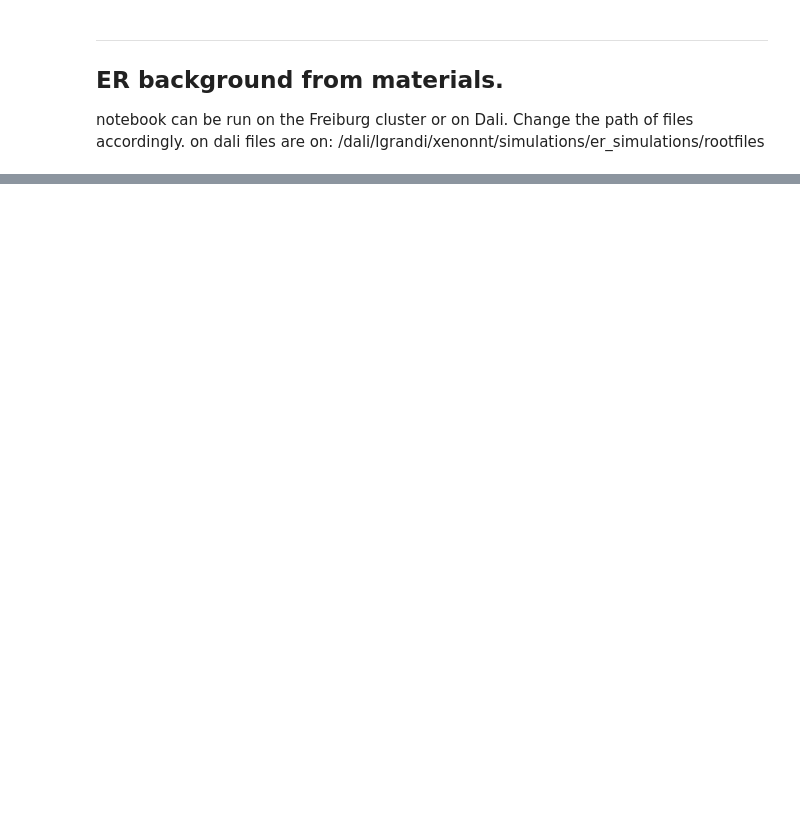
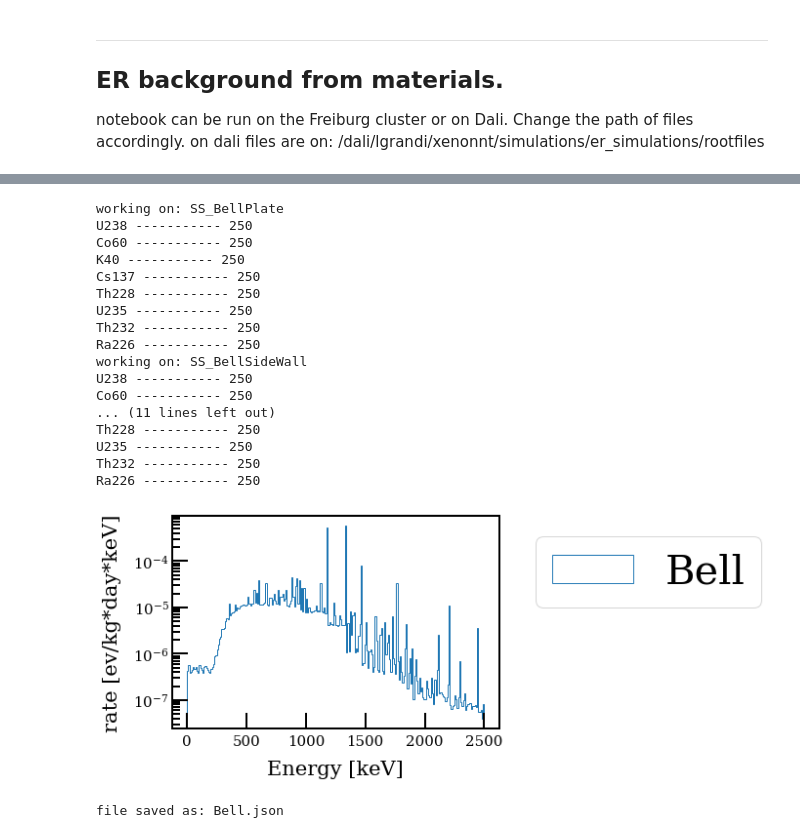
Before and after one commit to ariannarocchetti/MonteCarlo_ER, a Jupyter notebook: notebooks/analysis.ipynb, the cells around one changed output, grey strips where cells are left out. Saved outputs shown, nothing was run; the diff lists cells and outputs as text; code cells hidden in the pictures; blank space fills up the shorter version.

```diff
--- a/notebooks/analysis.ipynb
+++ b/notebooks/analysis.ipynb
@@ -265,11 +278,31 @@ make_spectrum(values, "Cryostat")
 # %%
 #plot Bell
 components = [
              "SS_BellPlate",
              "SS_BellSideWall",
              "SS_BellSideWallBottomLip",
              ]
-values, bins_plt = plot_total_contribution(500, 0, 2500 )
-make_spectrum(values, "Bell")
+values, bins_plt = plot_total_contribution(bins, min_val, max_val )
+make_spectrum(values, "Bell", bins, min_val, max_val)
+# %% [output]
+working on: SS_BellPlate
+U238 ----------- 250
+Co60 ----------- 250
+K40 ----------- 250
+Cs137 ----------- 250
+Th228 ----------- 250
+U235 ----------- 250
+Th232 ----------- 250
+Ra226 ----------- 250
+working on: SS_BellSideWall
+U238 ----------- 250
+Co60 ----------- 250
+... (11 lines left out)
+Th228 ----------- 250
+U235 ----------- 250
+Th232 ----------- 250
+Ra226 ----------- 250
+[figure, added]
+file saved as: Bell.json
 # %%
 #plot Teflon
```
Also changed, not shown: parts of 37 cells of this notebook, 1 other file.
